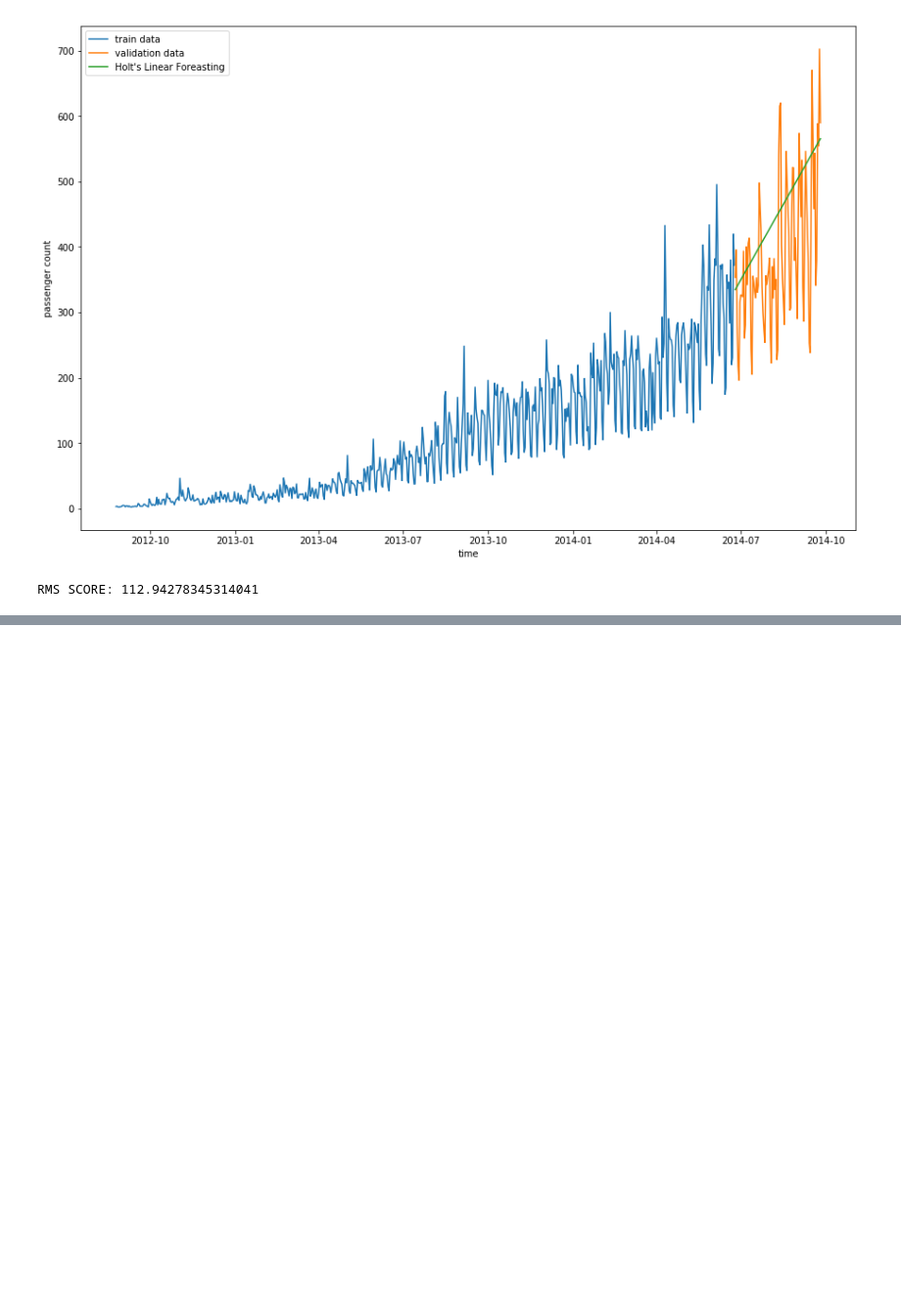
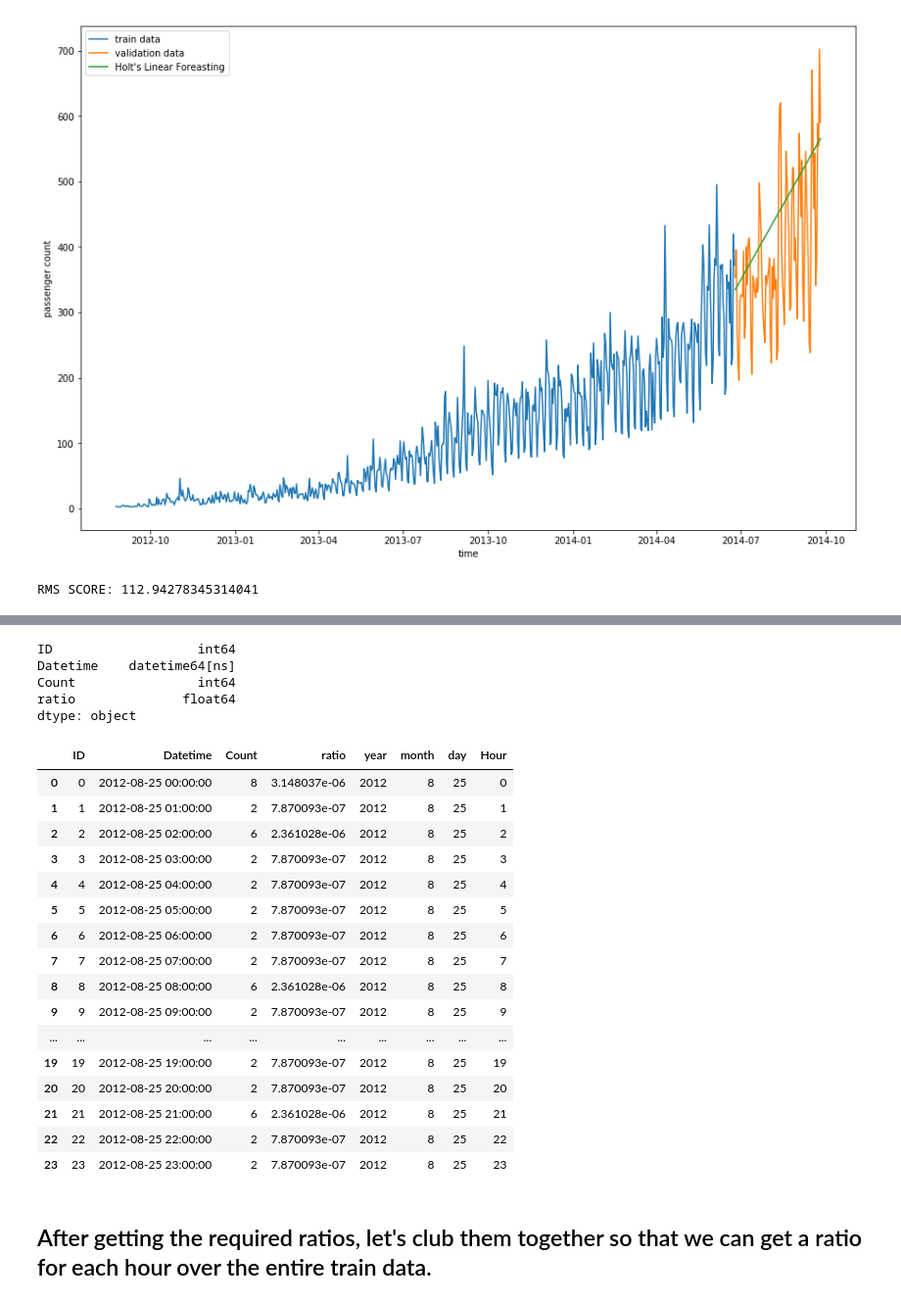
Before and after one commit to TheAbhishekJha/TimeSeries, a Jupyter notebook: TSnotebook.ipynb, the cells around one changed output, grey strips where cells are left out. Shown at 98% size. Drawn from its saved outputs; the diff is of its cells as text; code cells hidden in the pictures; blank space fills up the shorter version.

```diff
--- a/TSnotebook.ipynb
+++ b/TSnotebook.ipynb
@@ -330,0 +420,2 @@ RMS SCORE: 112.94278345314041
+# %%
+train_org['ratio']=train_org['Count']/train_org['Count'].sum()
@@ -330,0 +436,8 @@ RMS SCORE: 112.94278345314041
+# %%
+train_org.dtypes
+# %% [output]
+ID                   int64
+Datetime    datetime64[ns]
+Count                int64
+ratio              float64
+dtype: object
@@ -330,0 +450,22 @@ RMS SCORE: 112.94278345314041
+# %%
+train_org.head(24)
+# %% [output]
+|  | ID | Datetime | Count | ratio | year | month | day | Hour |
+| 0 | 0 | 2012-08-25 00:00:00 | 8 | 3.148037e-06 | 2012 | 8 | 25 | 0 |
+| 1 | 1 | 2012-08-25 01:00:00 | 2 | 7.870093e-07 | 2012 | 8 | 25 | 1 |
+| 2 | 2 | 2012-08-25 02:00:00 | 6 | 2.361028e-06 | 2012 | 8 | 25 | 2 |
+| 3 | 3 | 2012-08-25 03:00:00 | 2 | 7.870093e-07 | 2012 | 8 | 25 | 3 |
+| 4 | 4 | 2012-08-25 04:00:00 | 2 | 7.870093e-07 | 2012 | 8 | 25 | 4 |
+| 5 | 5 | 2012-08-25 05:00:00 | 2 | 7.870093e-07 | 2012 | 8 | 25 | 5 |
+| 6 | 6 | 2012-08-25 06:00:00 | 2 | 7.870093e-07 | 2012 | 8 | 25 | 6 |
+| 7 | 7 | 2012-08-25 07:00:00 | 2 | 7.870093e-07 | 2012 | 8 | 25 | 7 |
+| 8 | 8 | 2012-08-25 08:00:00 | 6 | 2.361028e-06 | 2012 | 8 | 25 | 8 |
+| 9 | 9 | 2012-08-25 09:00:00 | 2 | 7.870093e-07 | 2012 | 8 | 25 | 9 |
+| ... | ... | ... | ... | ... | ... | ... | ... | ... |
+| 19 | 19 | 2012-08-25 19:00:00 | 2 | 7.870093e-07 | 2012 | 8 | 25 | 19 |
+| 20 | 20 | 2012-08-25 20:00:00 | 2 | 7.870093e-07 | 2012 | 8 | 25 | 20 |
+| 21 | 21 | 2012-08-25 21:00:00 | 6 | 2.361028e-06 | 2012 | 8 | 25 | 21 |
+| 22 | 22 | 2012-08-25 22:00:00 | 2 | 7.870093e-07 | 2012 | 8 | 25 | 22 |
+| 23 | 23 | 2012-08-25 23:00:00 | 2 | 7.870093e-07 | 2012 | 8 | 25 | 23 |
+# %% [markdown]
+## After getting the required ratios, let's club them together so that we can get a ratio for each hour over the entire train data.
```
Also changed, not shown: parts of 38 cells of this notebook.
